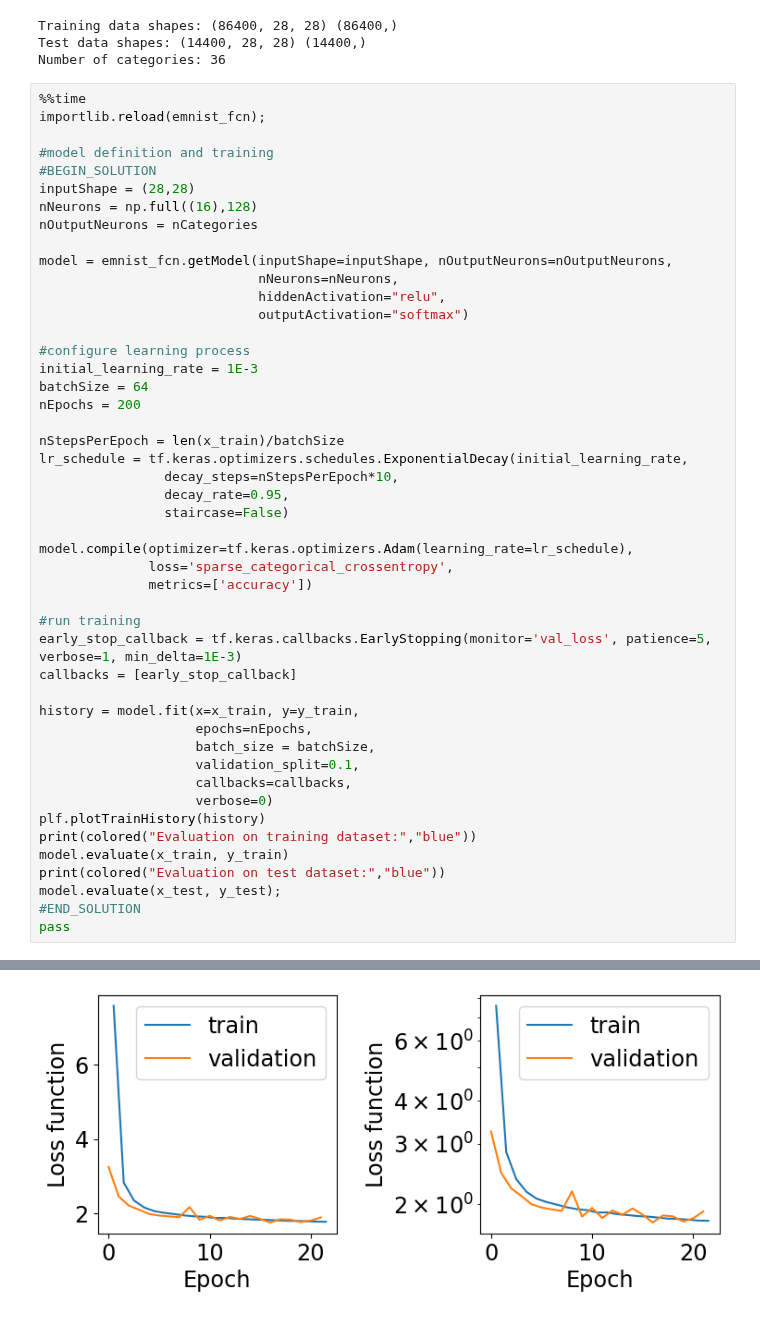
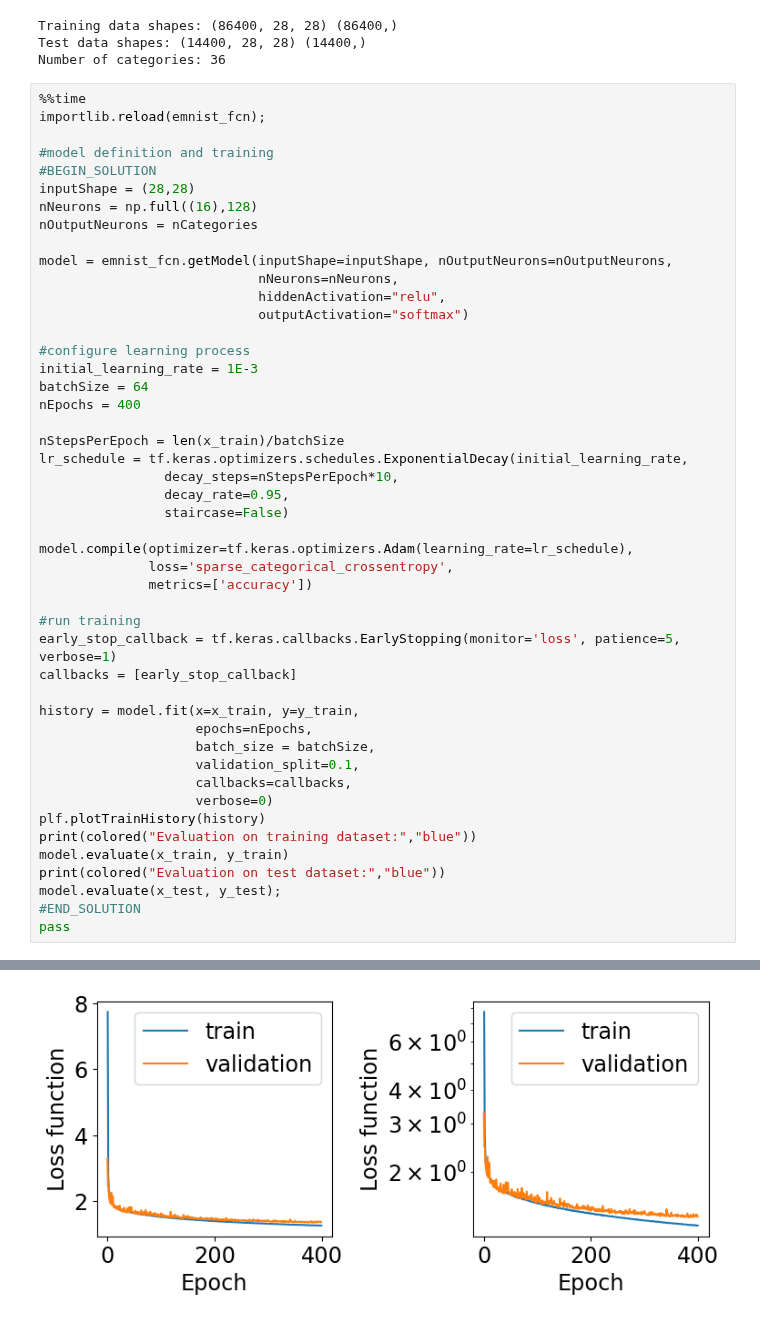
Before and after one commit to akalinow/UczenieMaszynoweII, a Jupyter notebook: PL/05_Sieci_w_pelni_polaczone_2.ipynb, the cells around one changed output, grey strips where cells are left out. Drawn from its saved outputs; the diff is of its cells as text.

```diff
--- a/PL/05_Sieci_w_pelni_polaczone_2.ipynb
+++ b/PL/05_Sieci_w_pelni_polaczone_2.ipynb
@@ -648,7 +650,7 @@ model = emnist_fcn.getModel(inputShape=inputShape, nOutputNeurons=nOutputNeurons
 #configure learning process
 initial_learning_rate = 1E-3
 batchSize = 64
-nEpochs = 200
+nEpochs = 400
 
 nStepsPerEpoch = len(x_train)/batchSize
 lr_schedule = tf.keras.optimizers.schedules.ExponentialDecay(initial_learning_rate,
@@ -661,7 +663,7 @@ model.compile(optimizer=tf.keras.optimizers.Adam(learning_rate=lr_schedule),
               metrics=['accuracy'])
 
 #run training
-early_stop_callback = tf.keras.callbacks.EarlyStopping(monitor='val_loss', patience=5, verbose=1, min_delta=1E-3)
+early_stop_callback = tf.keras.callbacks.EarlyStopping(monitor='loss', patience=5, verbose=1)
 callbacks = [early_stop_callback]
 
 history = model.fit(x=x_train, y=y_train,
@@ -688,4 +689,4 @@ Wall time: 1min 5s
-[figure, old version]
+[figure, new version]
 # %%
 #evaluation
 #BEGIN_SOLUTION
```
Also changed, not shown: parts of 8 cells of this notebook.
